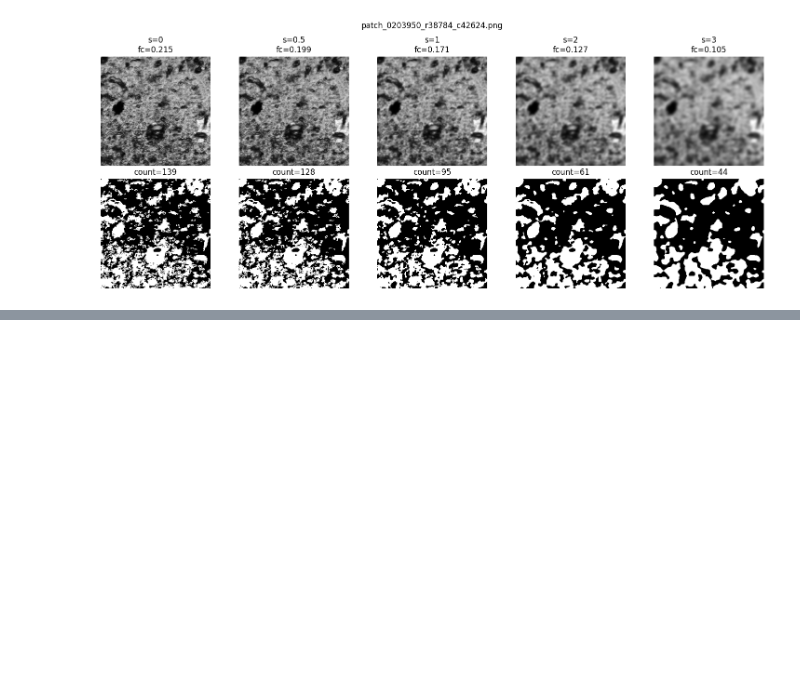
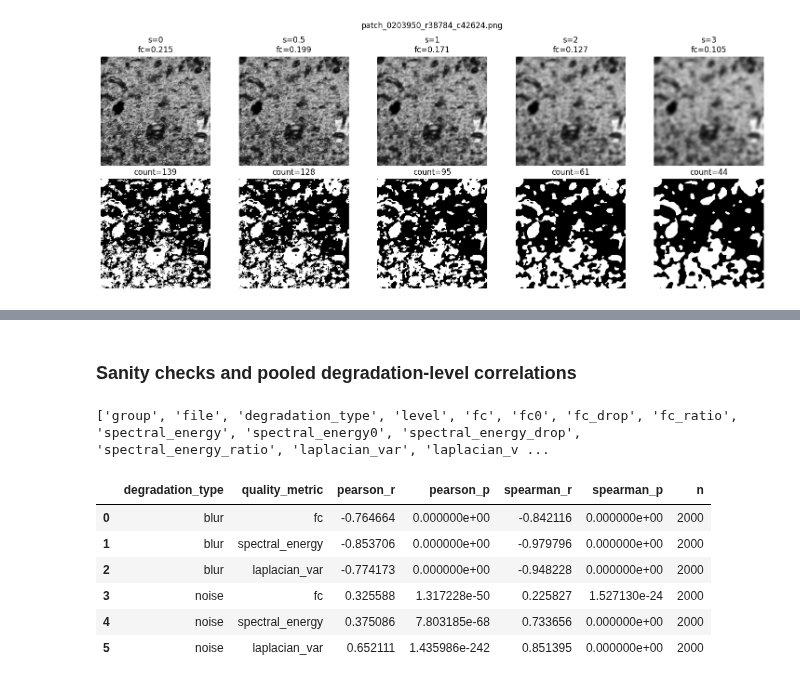
Before and after one commit to DwardEE/BME1462, a Jupyter notebook: image_verification.ipynb, the cells around one changed output, grey strips where cells are left out. Drawn from its saved outputs; the diff is of its cells as text; code cells hidden in the pictures; blank space fills up the shorter version.

```diff
--- a/image_verification.ipynb
+++ b/image_verification.ipynb
@@ -519,0 +896,46 @@ for fname in example_files:
+# %% [markdown]
+### Sanity checks and pooled degradation-level correlations
+# %%
+print(df_metric_verif.columns.tolist())
+# %% [output]
+['group', 'file', 'degradation_type', 'level', 'fc', 'fc0', 'fc_drop', 'fc_ratio', 'spectral_energy', 'spectral_energy0', 'spectral_energy_drop', 'spectral_energy_ratio', 'laplacian_var', 'laplacian_v ...
+# %%
+
+quality_cols = {
+    "fc": "fc_ratio",
+    "spectral_energy": "spectral_energy_ratio",
+    "laplacian_var": "laplacian_var_ratio",
+}
+
+rows = []
+
+for degr, sub in df_metric_verif.groupby("degradation_type"):
+    for qname, qcol in quality_cols.items():
+        tmp = sub[[ "level", qcol ]].dropna()
+
+        if len(tmp) < 3:
+            continue
+
+        pr, pp = pearsonr(tmp["level"], tmp[qcol])
+        sr, sp = spearmanr(tmp["level"], tmp[qcol])
+
+        rows.append({
+            "degradation_type": degr,
+            "quality_metric": qname,
+            "pearson_r": pr,
+            "pearson_p": pp,
+            "spearman_r": sr,
+            "spearman_p": sp,
+            "n": len(tmp),
+        })
+
+corr_degradation_df = pd.DataFrame(rows)
+corr_degradation_df
+# %% [output]
+|  | degradation_type | quality_metric | pearson_r | pearson_p | spearman_r | spearman_p | n |
+| 0 | blur | fc | -0.764664 | 0.000000e+00 | -0.842116 | 0.000000e+00 | 2000 |
+| 1 | blur | spectral_energy | -0.853706 | 0.000000e+00 | -0.979796 | 0.000000e+00 | 2000 |
+| 2 | blur | laplacian_var | -0.774173 | 0.000000e+00 | -0.948228 | 0.000000e+00 | 2000 |
+| 3 | noise | fc | 0.325588 | 1.317228e-50 | 0.225827 | 1.527130e-24 | 2000 |
+| 4 | noise | spectral_energy | 0.375086 | 7.803185e-68 | 0.733656 | 0.000000e+00 | 2000 |
+| 5 | noise | laplacian_var | 0.652111 | 1.435986e-242 | 0.851395 | 0.000000e+00 | 2000 |
```
Also changed, not shown: parts of 28 cells of this notebook, 1 other file.
